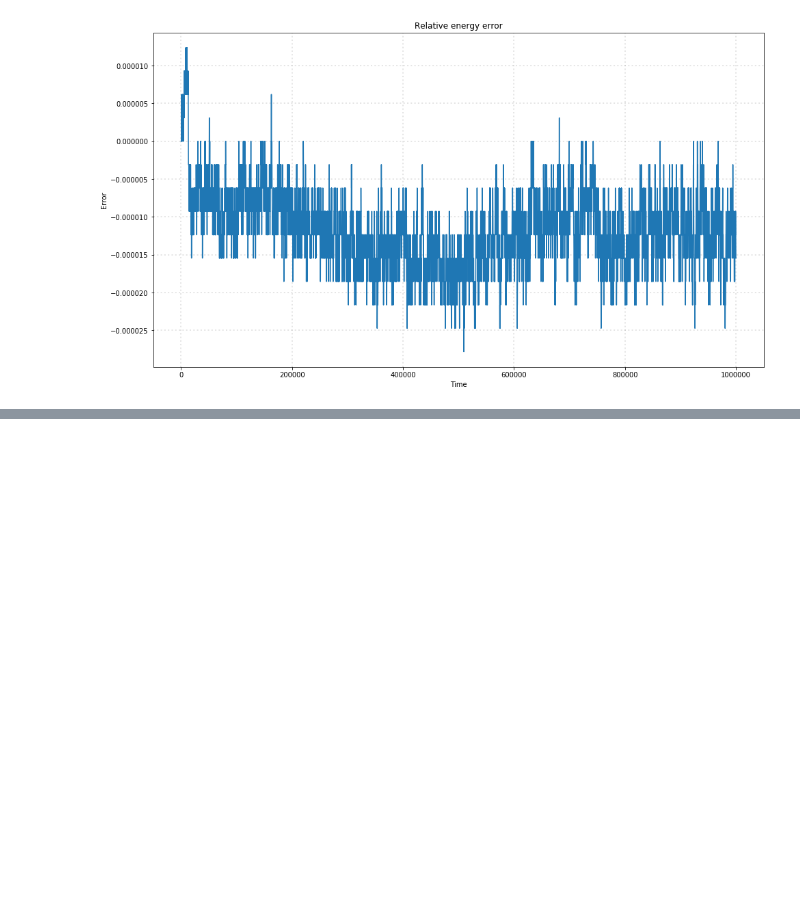
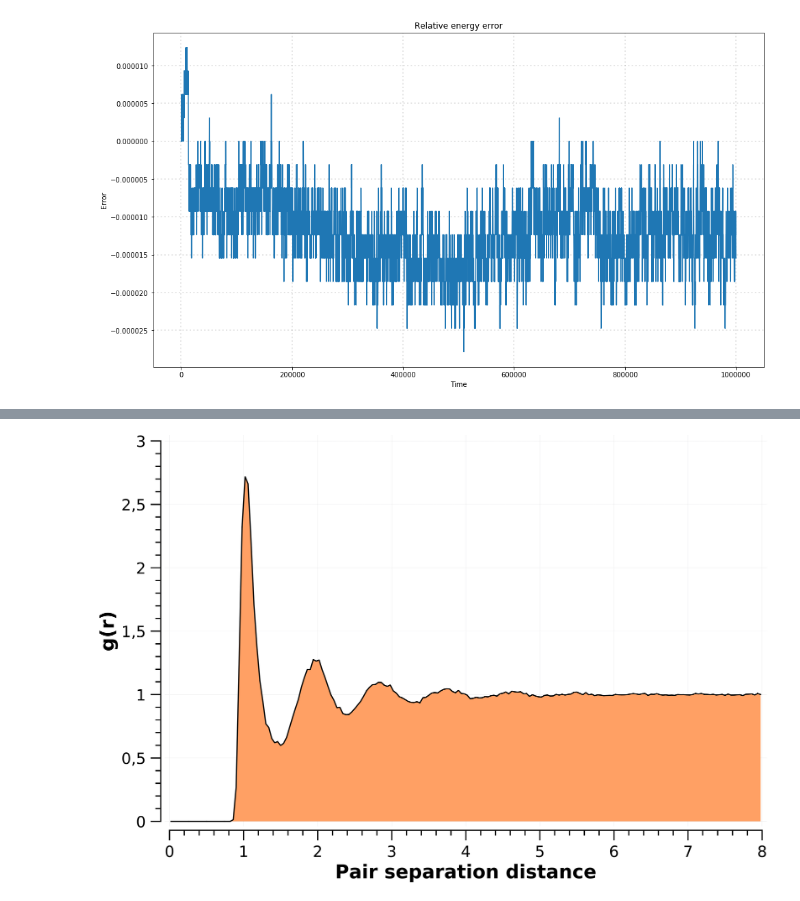
Before and after one commit to Xissand/nbody, a Jupyter notebook: research/base/analysis.ipynb, the cells around one changed output, grey strips where cells are left out. Cells and saved outputs as stored; diff of their text form; code cells hidden in the pictures; blank space fills up the shorter version.

```diff
--- a/research/base/analysis.ipynb
+++ b/research/base/analysis.ipynb
@@ -61,0 +64,5 @@ plt.show()
+# %%
+Image(filename="g(r)_liquid_ovito.png")
+#15 bars 2 degrees 1 ro 4096 particles
+# %% [output]
+[figure, added]
```
Also changed, not shown: parts of 6 cells of this notebook, 6 other files.
